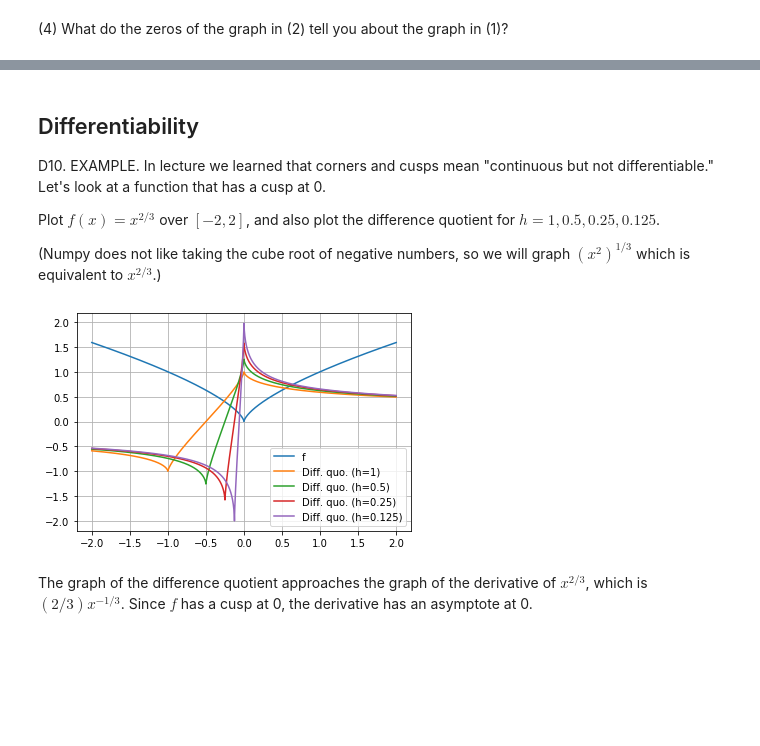
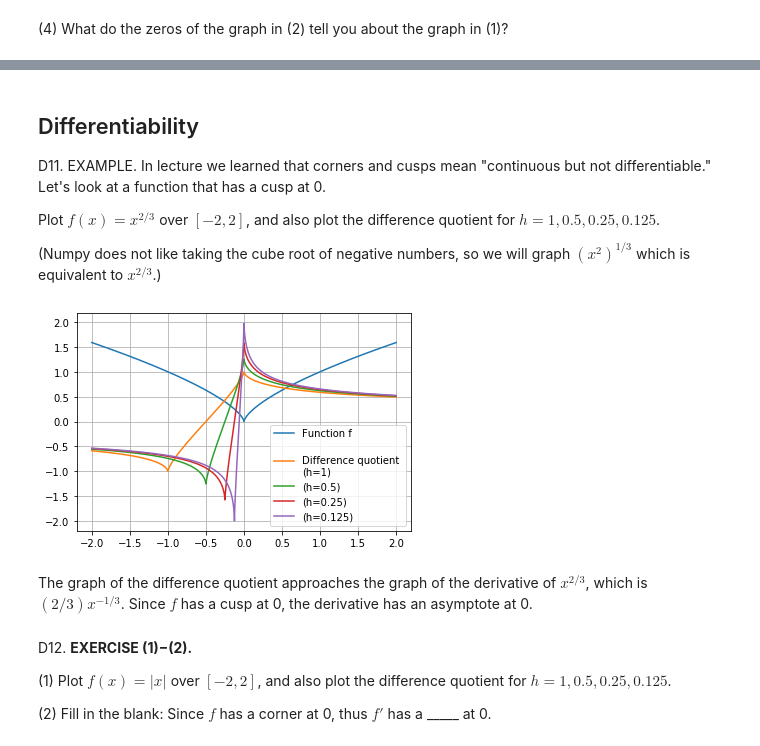
Before and after one commit to AnnieBMCC/pycalclab, a Jupyter notebook: mat301d-soln.ipynb, the cells around one changed output, grey strips where cells are left out. Drawn from its saved outputs; the diff is of its cells as text; code cells hidden in the pictures; blank space fills up the shorter version.

Commit message:
Add f=exp and f=abs exercises

```diff
--- a/mat301d-soln.ipynb
+++ b/mat301d-soln.ipynb
@@ -285,0 +298,18 @@ legend(['h=1','h=0.5','h=0.25','h=0.125']);
+# %%
+# (1) TYPE YOUR CODE:
+
+def f(x): return exp(x)
+
+x = linspace(-2,2,10000)
+plot(x,f(x))
+
+h = 0.01
+m = (f(x+h) - f(x))/h
+plot(x,m)
+
+legend(['Function f','Difference quotient']);
+
+# (2) RECORD YOUR ANSWER: true
+# (3) RECORD YOUR ANSWER: true
+# (4) RECORD YOUR ANSWER: true
+# (5) RECORD YOUR ANSWER: e^x
@@ -286,7 +318,7 @@ legend(['h=1','h=0.5','h=0.25','h=0.125']);
 # %% [markdown]
 ## Differentiability
 
-D10. EXAMPLE. In lecture we learned that corners and cusps mean "continuous but not differentiable."
+D11. EXAMPLE. In lecture we learned that corners and cusps mean "continuous but not differentiable."
 Let's look at a function that has a cusp at 0.
 
 Plot $f(x) = x^{2/3}$ over $[-2,2]$, and also plot the difference quotient for $h = 1, 0.5, 0.25, 0.125$.
@@ -295,24 +327,30 @@ Plot $f(x) = x^{2/3}$ over $[-2,2]$, and also plot the difference quotient for $
 # %%
 def f(x): return (x**2)**(1/3)
 
 x = linspace(-2,2,10000)
 plot(x,f(x))
 
 for h in [1, 0.5, 0.25, 0.125]:
     m = (f(x+h) - f(x))/h
     plot(x,m)
 
 grid()
 
 legend([
-    'f',
-    'Diff. quo. (h=1)',
-    'Diff. quo. (h=0.5)',
-    'Diff. quo. (h=0.25)',
-    'Diff. quo. (h=0.125)',
+    'Function f',
+    '\nDifference quotient \n(h=1)',
+    '(h=0.5)',
+    '(h=0.25)',
+    '(h=0.125)',
 ]);
 # %% [output]
-[figure, old version]
+[figure, new version]
 # %% [markdown]
 The graph of the difference quotient approaches the graph of the derivative of $x^{2/3}$, which is $(2/3)x^{-1/3}$.
 Since $f$ has a cusp at 0, the derivative has an asymptote at 0.
+# %% [markdown]
+D12. **EXERCISE (1)−(2).**
+
+(1) Plot $f(x) = |x|$ over $[-2,2]$, and also plot the difference quotient for $h = 1, 0.5, 0.25, 0.125$.
+
+(2) Fill in the blank: Since $f$ has a corner at 0, thus $f'$ has a _____ at 0.
```
Also changed, not shown: parts of 15 cells of this notebook, 3 other files.
